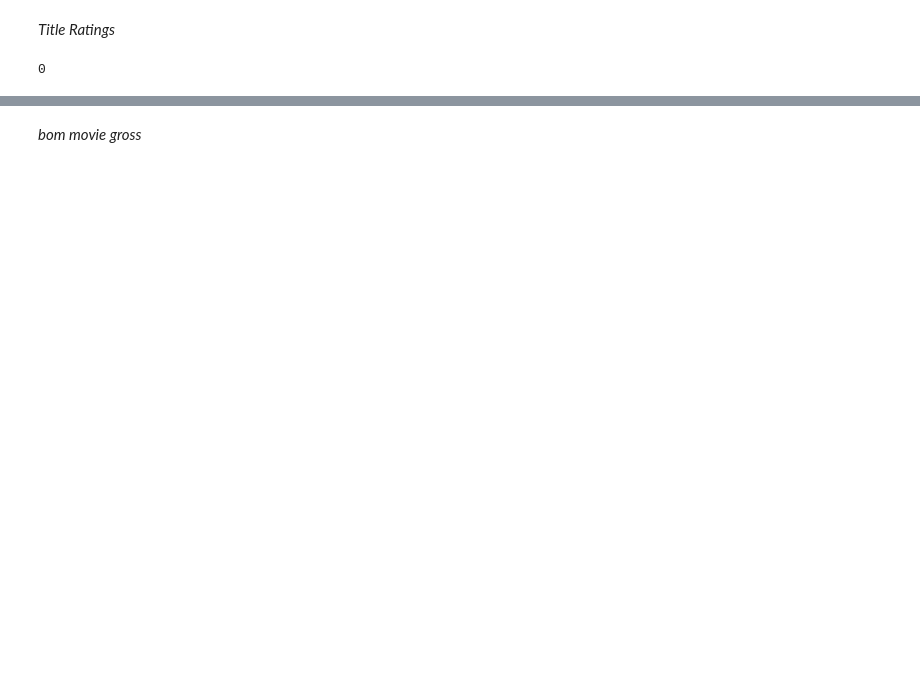
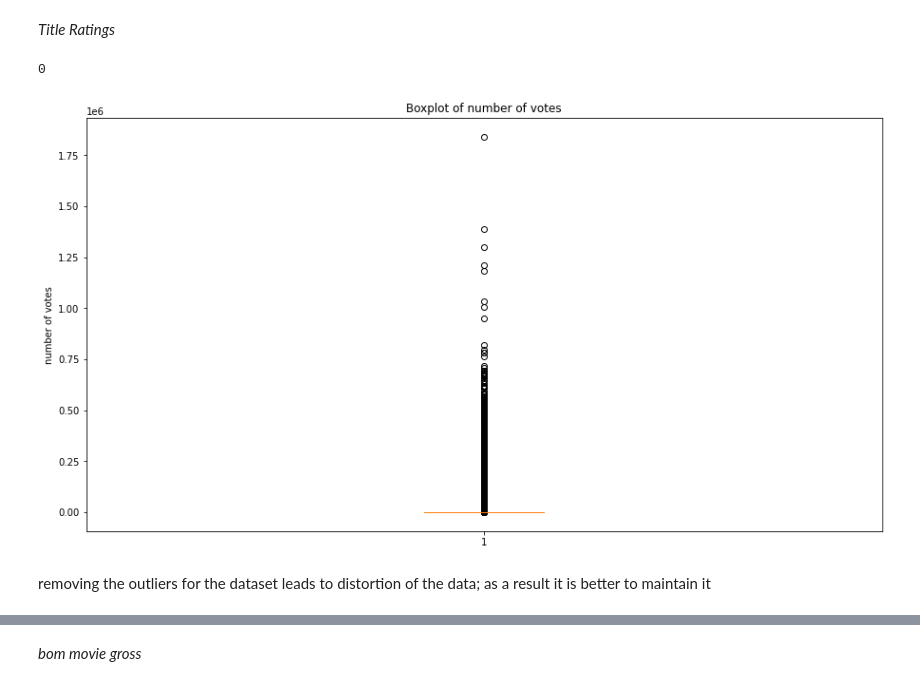
Before and after one commit to Victor-Karanja/victor-dsfpt01-eda-project, a Jupyter notebook: student.ipynb, the cells around one changed output, grey strips where cells are left out. Cells and saved outputs as stored; diff of their text form; code cells hidden in the pictures; blank space fills up the shorter version.

```diff
--- a/student.ipynb
+++ b/student.ipynb
@@ -275,3 +317,13 @@ Text(0.5, 1.0, 'Boxplot of Ordering from the IMDB title basic dataset')
 title_ratings.duplicated(subset='title_id', keep='first').sum()
 # %% [output]
 0
+# %%
+#identify outliers using a boxplot
+fig, ax=plt.subplots(figsize=(15,8))
+data = title_ratings['numvotes']
+ax.boxplot(data)
+plt.title('Boxplot of number of votes')
+plt.ylabel('number of votes')
+plt.show()
+# %% [output]
+[figure, added]
@@ -277,0 +335,2 @@ title_ratings.duplicated(subset='title_id', keep='first').sum()
+# %% [markdown]
+removing the outliers for the dataset leads to distortion of the data; as a result it is better to maintain it
```
Also changed, not shown: parts of 66 cells of this notebook, 1 other file.
